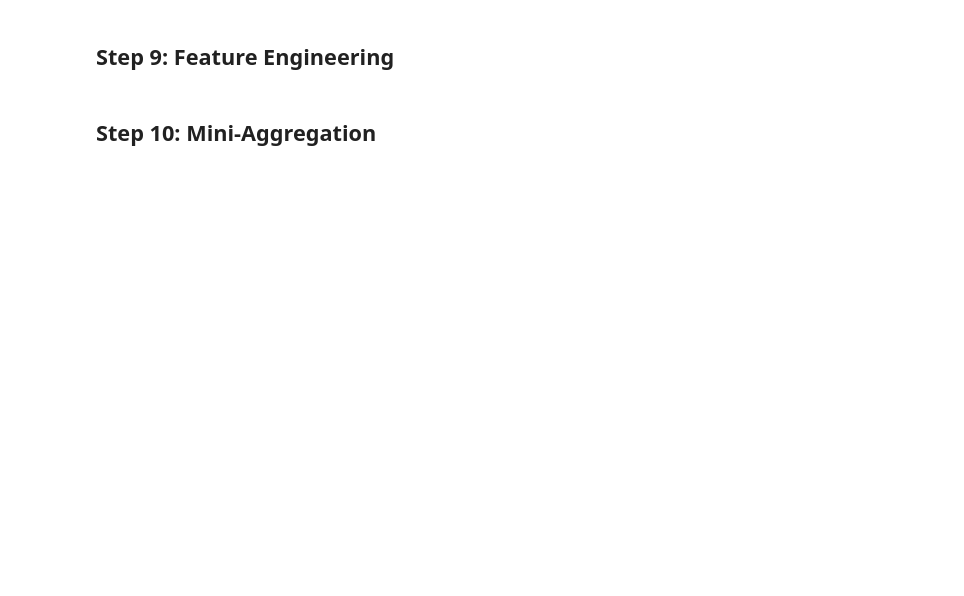
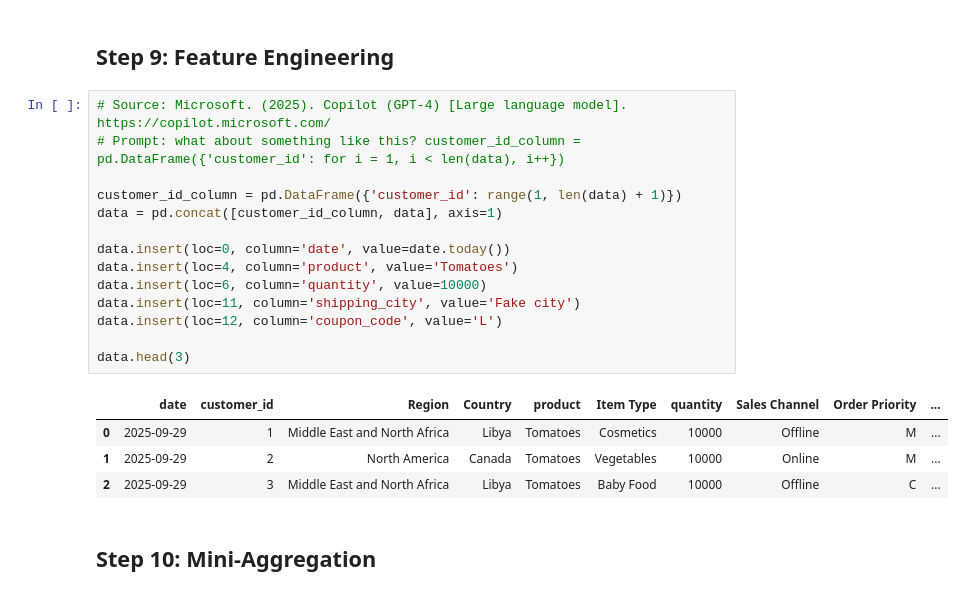
Before and after one commit to Andrew-Silveira-5077086/PROG8245_Assignment_1, a Jupyter notebook: A1.ipynb, the cells around one changed output. Drawn from its saved outputs; the diff is of its cells as text; blank space fills up the shorter version.

```diff
--- a/A1.ipynb
+++ b/A1.ipynb
@@ -78,4 +130,23 @@ memory usage: 109.5+ KB
 # %% [markdown]
 ## Step 9: Feature Engineering
+# %%
+# Source: Microsoft. (2025). Copilot (GPT-4) [Large language model]. https://copilot.microsoft.com/
+# Prompt: what about something like this? customer_id_column = pd.DataFrame({'customer_id': for i = 1, i < len(data), i++})
+
+customer_id_column = pd.DataFrame({'customer_id': range(1, len(data) + 1)})
+data = pd.concat([customer_id_column, data], axis=1)
+
+data.insert(loc=0, column='date', value=date.today())
+data.insert(loc=4, column='product', value='Tomatoes')
+data.insert(loc=6, column='quantity', value=10000)
+data.insert(loc=11, column='shipping_city', value='Fake city')
+data.insert(loc=12, column='coupon_code', value='L')
+
+data.head(3)
+# %% [output]
+|  | date | customer_id | Region | Country | product | Item Type | quantity | Sales Channel | Order Priority | ... |
+| 0 | 2025-09-29 | 1 | Middle East and North Africa | Libya | Tomatoes | Cosmetics | 10000 | Offline | M | ... |
+| 1 | 2025-09-29 | 2 | North America | Canada | Tomatoes | Vegetables | 10000 | Online | M | ... |
+| 2 | 2025-09-29 | 3 | Middle East and North Africa | Libya | Tomatoes | Baby Food | 10000 | Offline | C | ... |
 # %% [markdown]
 ## Step 10: Mini-Aggregation
```
Also changed, not shown: parts of 13 cells of this notebook, 4 other files.
